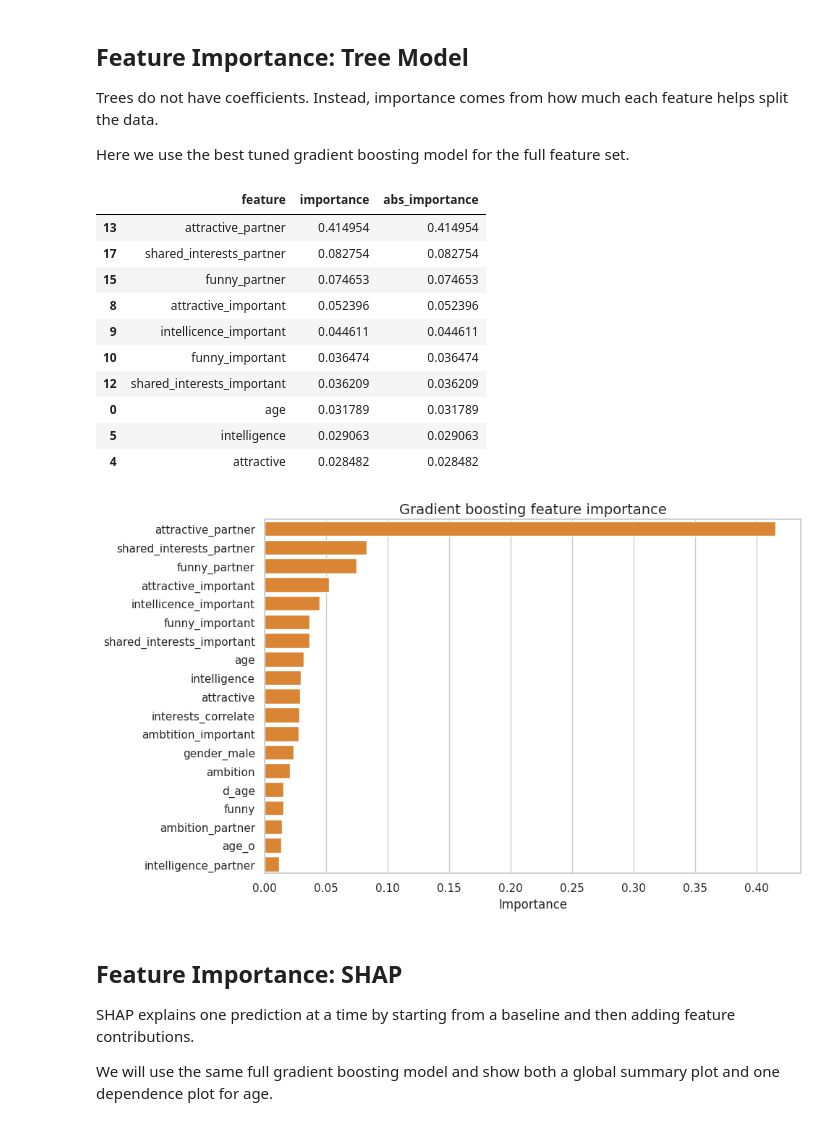
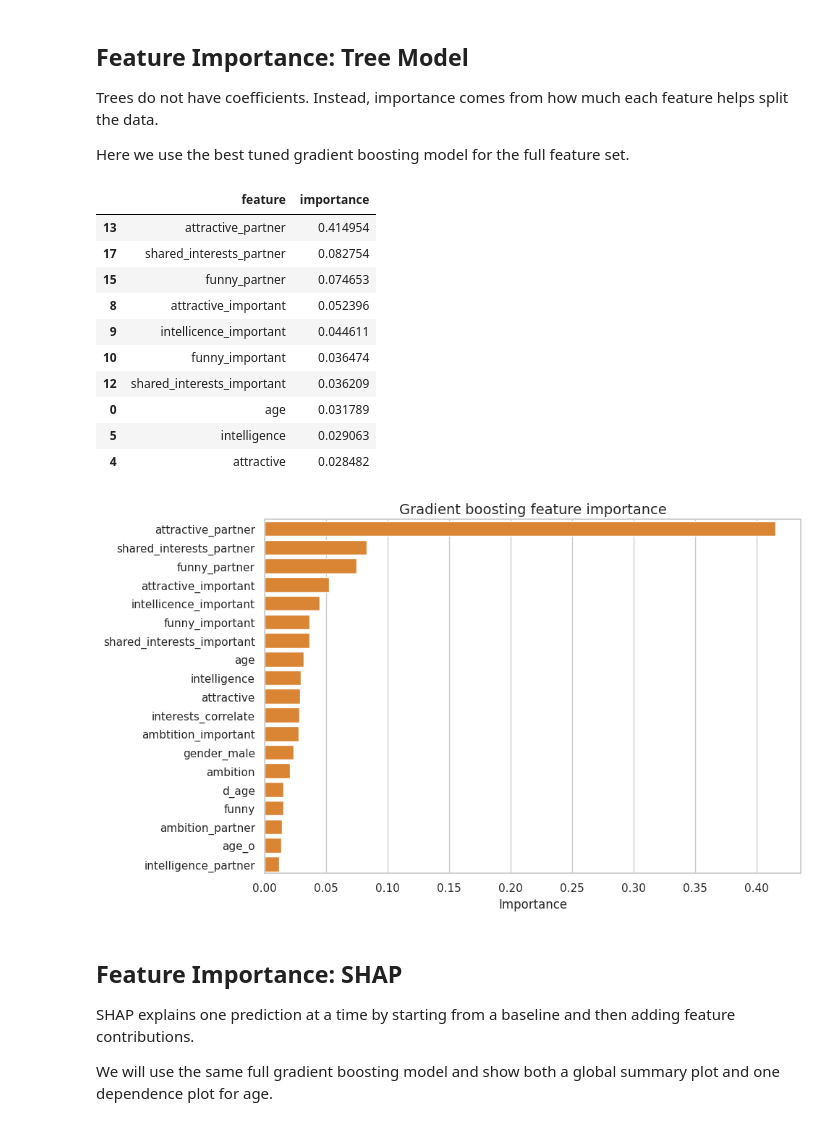
Before and after one commit to zjelveh/zjelveh.github.io, a Jupyter notebook: files/inst414_spring2026/labs/Lab_11.ipynb, the cells around one changed output. Saved outputs shown, nothing was run; the diff lists cells and outputs as text; code cells hidden in the pictures.

Commit message:
Update Lab 11 feature importance notebook

```diff
--- a/files/inst414_spring2026/labs/Lab_11.ipynb
+++ b/files/inst414_spring2026/labs/Lab_11.ipynb
@@ -505,41 +576,40 @@ Here we use the best tuned gradient boosting model for the full feature set.
 # %%
 gb_full_model = best_models[full_model_label]
 
 tree_importance = (
     pd.DataFrame({
         'feature': full_features,
         'importance': gb_full_model.feature_importances_
     })
-    .assign(abs_importance=lambda frame: frame['importance'].abs())
     .sort_values('importance', ascending=False)
 )
 
 display(tree_importance.head(10))
 
 plt.figure(figsize=(10, 6))
 sns.barplot(
     data=tree_importance,
     y='feature',
     x='importance',
     color='#F58518'
 )
 plt.title('Gradient boosting feature importance')
 plt.xlabel('Importance')
 plt.ylabel('')
 plt.tight_layout()
 plt.show();
 # %% [output]
-|  | feature | importance | abs_importance |
-| 13 | attractive_partner | 0.414954 | 0.414954 |
-| 17 | shared_interests_partner | 0.082754 | 0.082754 |
-| 15 | funny_partner | 0.074653 | 0.074653 |
-| 8 | attractive_important | 0.052396 | 0.052396 |
-| 9 | intellicence_important | 0.044611 | 0.044611 |
-| 10 | funny_important | 0.036474 | 0.036474 |
-| 12 | shared_interests_important | 0.036209 | 0.036209 |
-| 0 | age | 0.031789 | 0.031789 |
-| 5 | intelligence | 0.029063 | 0.029063 |
-| 4 | attractive | 0.028482 | 0.028482 |
+|  | feature | importance |
+| 13 | attractive_partner | 0.414954 |
+| 17 | shared_interests_partner | 0.082754 |
+| 15 | funny_partner | 0.074653 |
+| 8 | attractive_important | 0.052396 |
+| 9 | intellicence_important | 0.044611 |
+| 10 | funny_important | 0.036474 |
+| 12 | shared_interests_important | 0.036209 |
+| 0 | age | 0.031789 |
+| 5 | intelligence | 0.029063 |
+| 4 | attractive | 0.028482 |
 [figure]
 # %% [markdown]
 ## Feature Importance: SHAP
```
Also changed, not shown: parts of 9 cells of this notebook.
